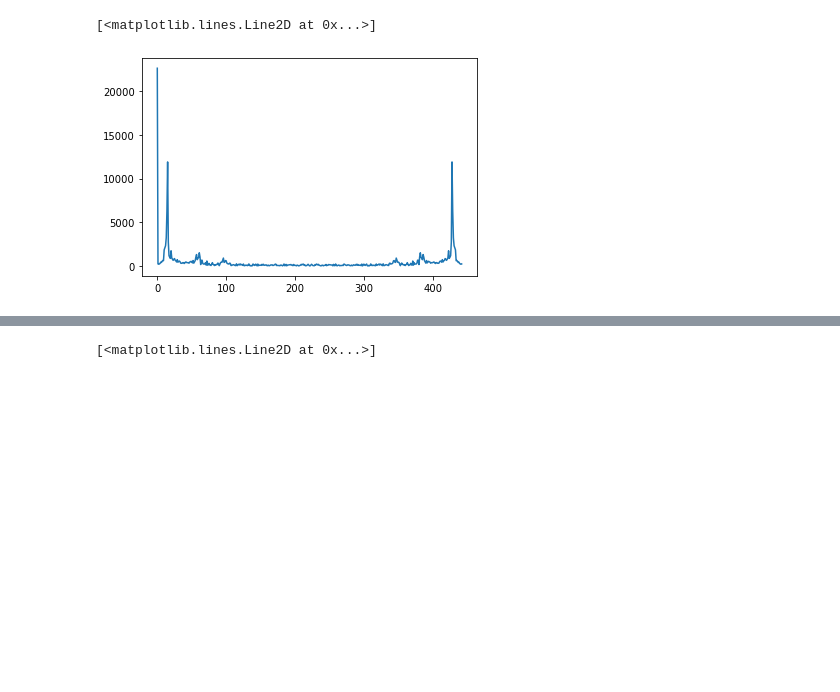
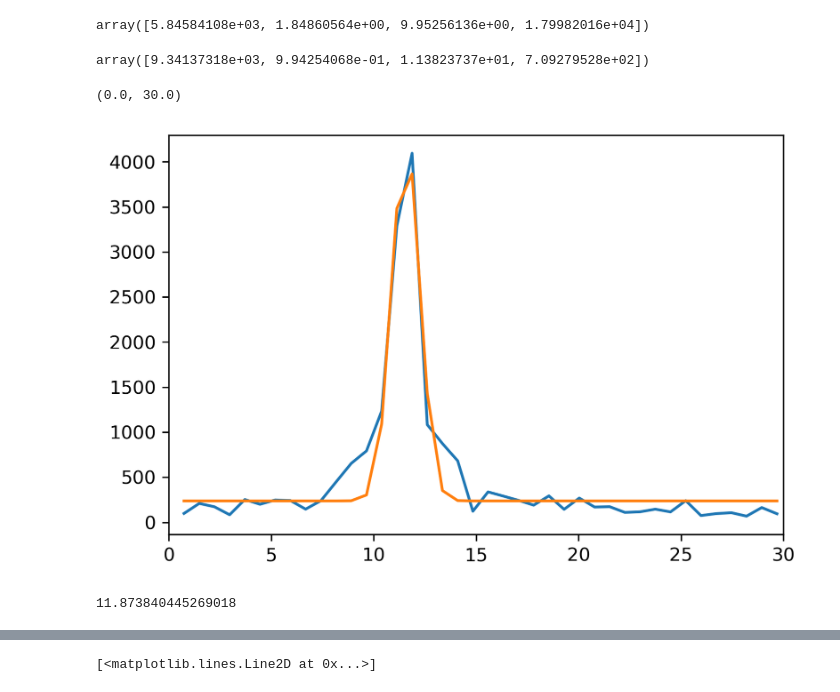
Before and after one commit to liuyiqiandrew/flexure_exp_proj, a Jupyter notebook: analysis/analysis.ipynb, the cells around one changed output, grey strips where cells are left out. Cells and saved outputs as stored; diff of their text form; code cells hidden in the pictures; blank space fills up the shorter version.

```diff
--- a/analysis/analysis.ipynb
+++ b/analysis/analysis.ipynb
@@ -40,8 +45,41 @@ plt.plot(t, model(res.x, t))
-# %%
-plt.plot(np.abs(np.fft.fft(y)))
-# %% [output]
-[<matplotlib.lines.Line2D at 0x...>]
-[figure, removed]
+# %%
+y_bar = np.fft.fft(y - y.mean())
+freqs = np.fft.fftfreq(y.shape[0], 1/400)
+# %%
+def gaussian(params, x):
+    amp, sigma, loc, shift = params
+    return amp * np.exp(- (x - loc)**2 / 2 / sigma**2) + shift
+
+def gauss_cost(params, x, y):
+    model = gaussian(params, x)
+    return ((y - model)**2).sum()
+# %%
+data_mask = (freqs > 0) * (freqs < 30)
+y = np.abs(y_bar[data_mask])
+x = freqs[data_mask]
+guess = (4000, 1, 10.7, 100)
+res = opt.minimize(gauss_cost, guess, (x, y))
+# %%
+res.x
+# %% [output]
+array([5.84584108e+03, 1.84860564e+00, 9.95256136e+00, 1.79982016e+04])
+# %%
+res.x
+# %% [output]
+array([9.34137318e+03, 9.94254068e-01, 1.13823737e+01, 7.09279528e+02])
+# %%
+plt.figure(dpi=300)
+# plt.plot(np.fft.fftshift(freqs), np.fft.fftshift(np.abs(y_bar)))
+plt.plot(x, y)
+plt.plot(x, gaussian(res.x, x))
+plt.xlim(0, 30)
+# %% [output]
+(0.0, 30.0)
+[figure, added]
+# %%
+freqs[np.argmax(np.abs(y_bar))]
+# %% [output]
+11.873840445269018
 # %%
 res.x
 # %% [output]
```
Also changed, not shown: parts of 13 cells of this notebook, 25 other files.
